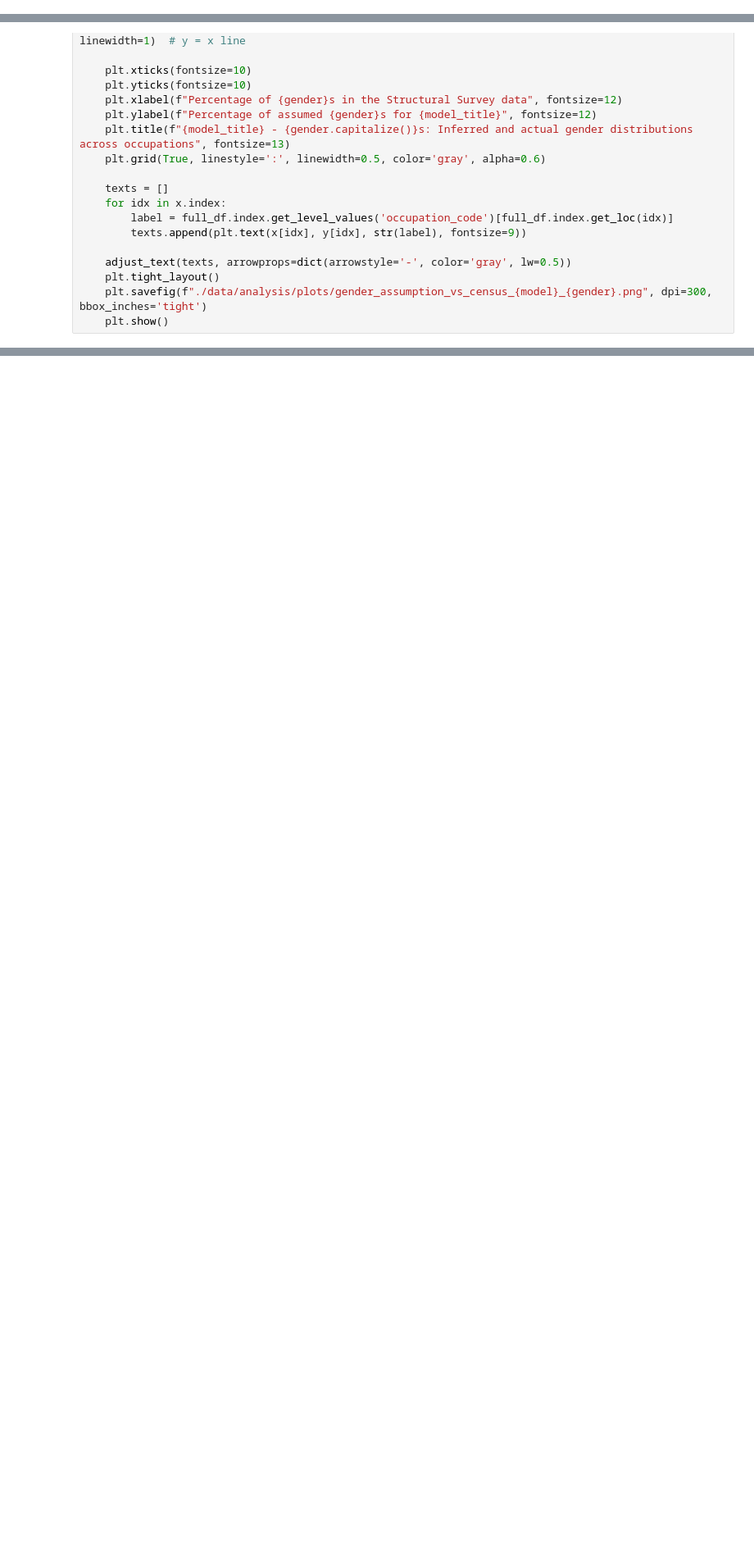
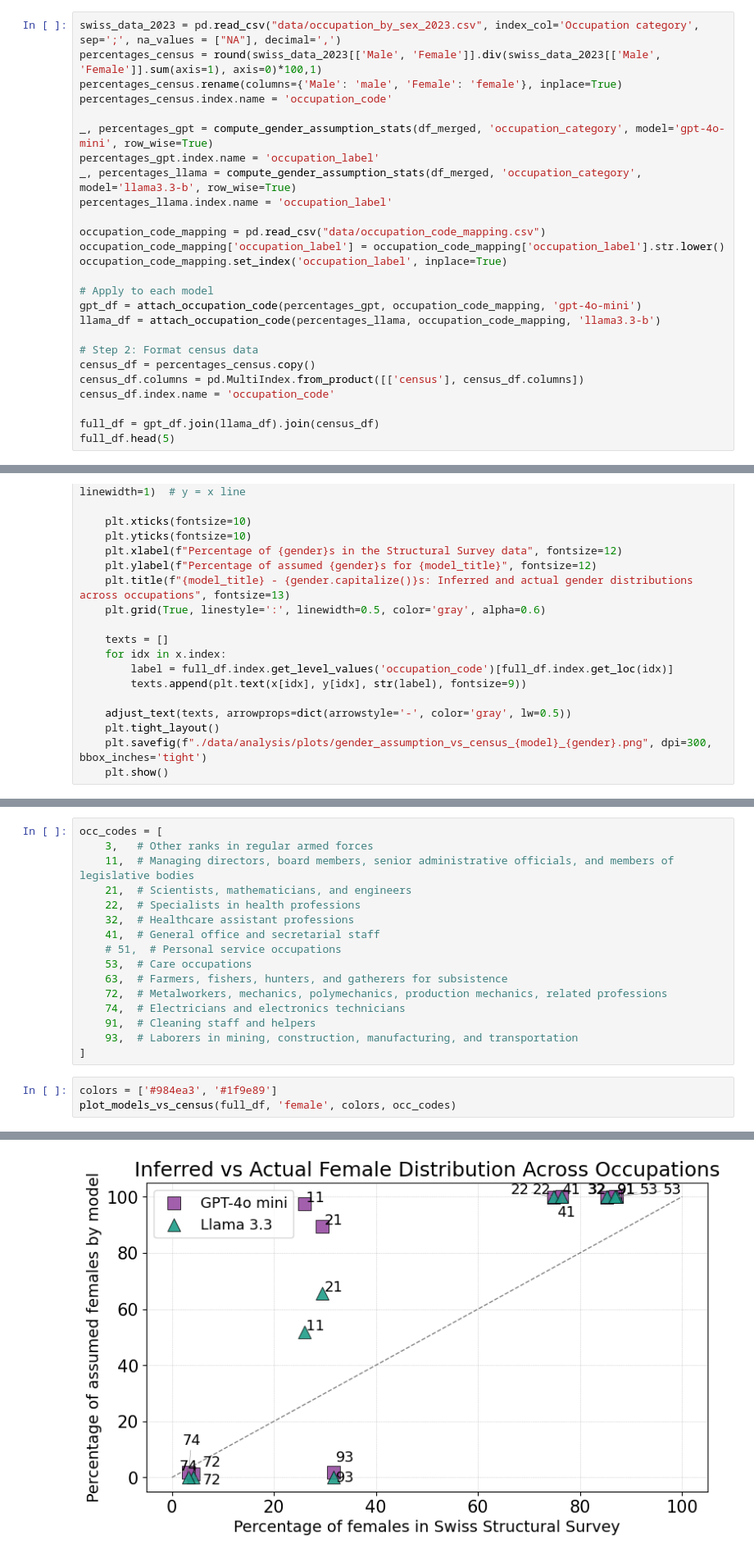
Before and after one commit to kontimoleon/gender_bias_LLMs, a Jupyter notebook: gender_assumed_analysis.ipynb, the cells around one changed output, grey strips where cells are left out. Shown at 82% size. Cells and saved outputs as stored; diff of their text form; blank space fills up the shorter version.

Commit message:
New notebooks for plots + resulting plots

```diff
--- a/gender_assumed_analysis.ipynb
+++ b/gender_assumed_analysis.ipynb
@@ -81,0 +145,26 @@ df_merged.head(3)
+# %%
+swiss_data_2023 = pd.read_csv("data/occupation_by_sex_2023.csv", index_col='Occupation category', sep=';', na_values = ["NA"], decimal=',')
+percentages_census = round(swiss_data_2023[['Male', 'Female']].div(swiss_data_2023[['Male', 'Female']].sum(axis=1), axis=0)*100,1)
+percentages_census.rename(columns={'Male': 'male', 'Female': 'female'}, inplace=True)
+percentages_census.index.name = 'occupation_code'
+
+_, percentages_gpt = compute_gender_assumption_stats(df_merged, 'occupation_category', model='gpt-4o-mini', row_wise=True)
+percentages_gpt.index.name = 'occupation_label'
+_, percentages_llama = compute_gender_assumption_stats(df_merged, 'occupation_category', model='llama3.3-b', row_wise=True)
+percentages_llama.index.name = 'occupation_label'
+
+occupation_code_mapping = pd.read_csv("data/occupation_code_mapping.csv")
+occupation_code_mapping['occupation_label'] = occupation_code_mapping['occupation_label'].str.lower()
+occupation_code_mapping.set_index('occupation_label', inplace=True)
+
+# Apply to each model
+gpt_df = attach_occupation_code(percentages_gpt, occupation_code_mapping, 'gpt-4o-mini')
+llama_df = attach_occupation_code(percentages_llama, occupation_code_mapping, 'llama3.3-b')
+
+# Step 2: Format census data
+census_df = percentages_census.copy()
+census_df.columns = pd.MultiIndex.from_product([['census'], census_df.columns])
+census_df.index.name = 'occupation_code'
+
+full_df = gpt_df.join(llama_df).join(census_df)
+full_df.head(5)
@@ -298,0 +852,20 @@ plot_model_vs_census(full_df, model, gender)
+# %%
+occ_codes = [
+    3,   # Other ranks in regular armed forces
+    11,  # Managing directors, board members, senior administrative officials, and members of legislative bodies
+    21,  # Scientists, mathematicians, and engineers
+    22,  # Specialists in health professions
+    32,  # Healthcare assistant professions
+    41,  # General office and secretarial staff
+    # 51,  # Personal service occupations
+    53,  # Care occupations
+    63,  # Farmers, fishers, hunters, and gatherers for subsistence
+    72,  # Metalworkers, mechanics, polymechanics, production mechanics, related professions
+    74,  # Electricians and electronics technicians
+    91,  # Cleaning staff and helpers
+    93,  # Laborers in mining, construction, manufacturing, and transportation
+]
+# %%
+colors = ['#984ea3', '#1f9e89']
+plot_models_vs_census(full_df, 'female', colors, occ_codes)
+# %% [output]
@@ -298,0 +880 @@ plot_model_vs_census(full_df, model, gender)
+[figure, added]
```
Also changed, not shown: parts of 46 cells of this notebook, 10 other files.
